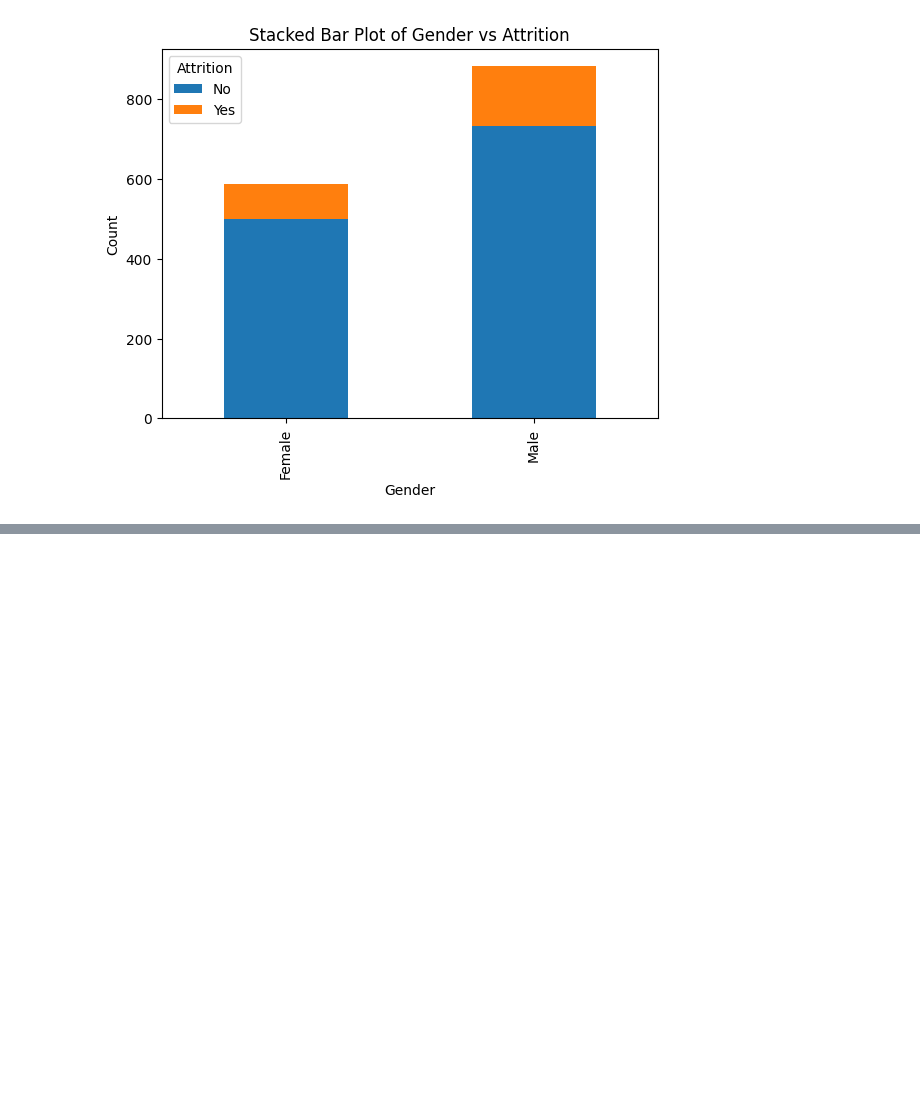
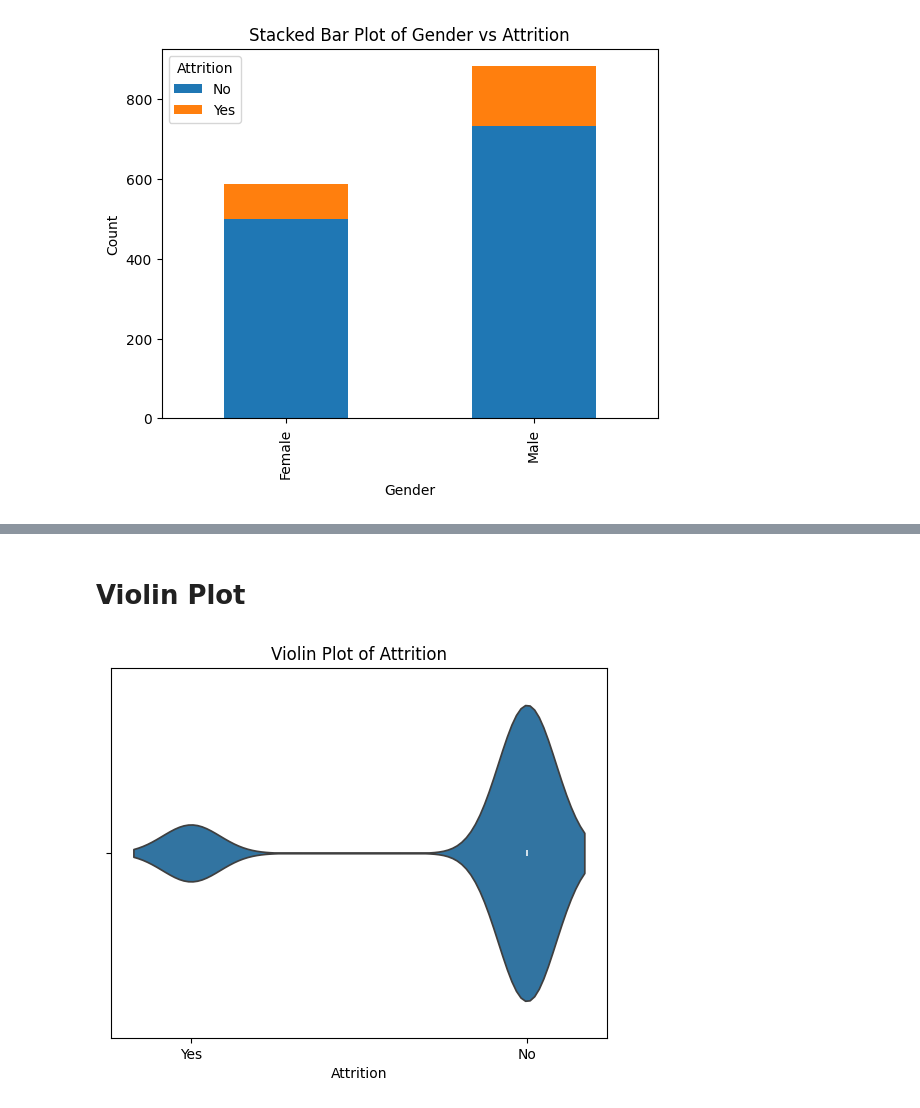
Before and after one commit to PrakulSmarty/EDA_Theory_03, a Jupyter notebook: Module4_21BDS0003.ipynb, the cells around one changed output, grey strips where cells are left out. Saved outputs shown, nothing was run; the diff lists cells and outputs as text; code cells hidden in the pictures; blank space fills up the shorter version.

```diff
--- a/Module4_21BDS0003.ipynb
+++ b/Module4_21BDS0003.ipynb
@@ -166,0 +178,9 @@ plt.show()
+# %% [markdown]
+# Violin Plot
+# %%
+sns.violinplot(x=df['Attrition'])
+plt.title('Violin Plot of Attrition')
+plt.xlabel('Attrition')
+plt.show()
+# %% [output]
+[figure, added]
```
Also changed, not shown: parts of 7 cells of this notebook.
